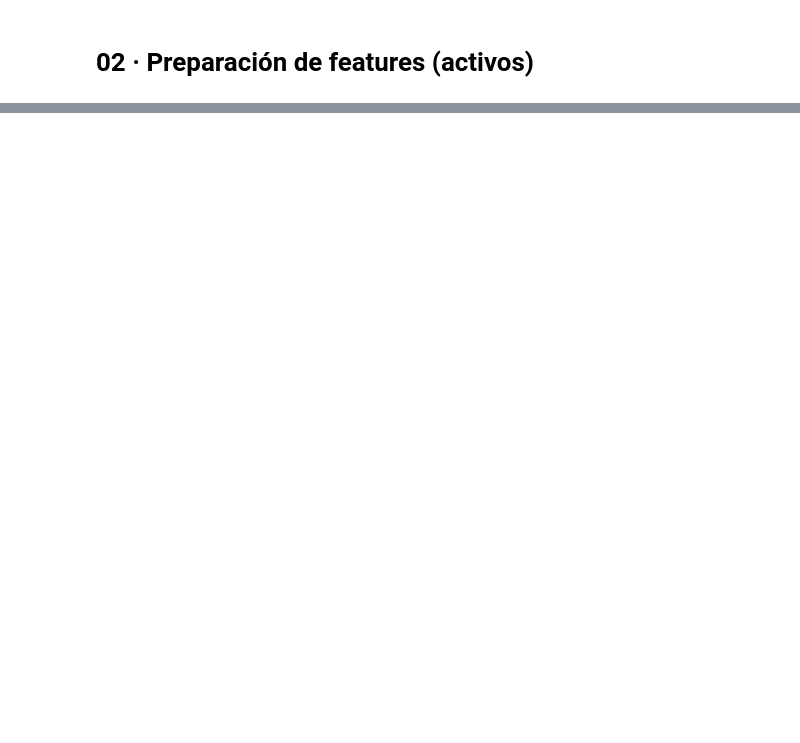
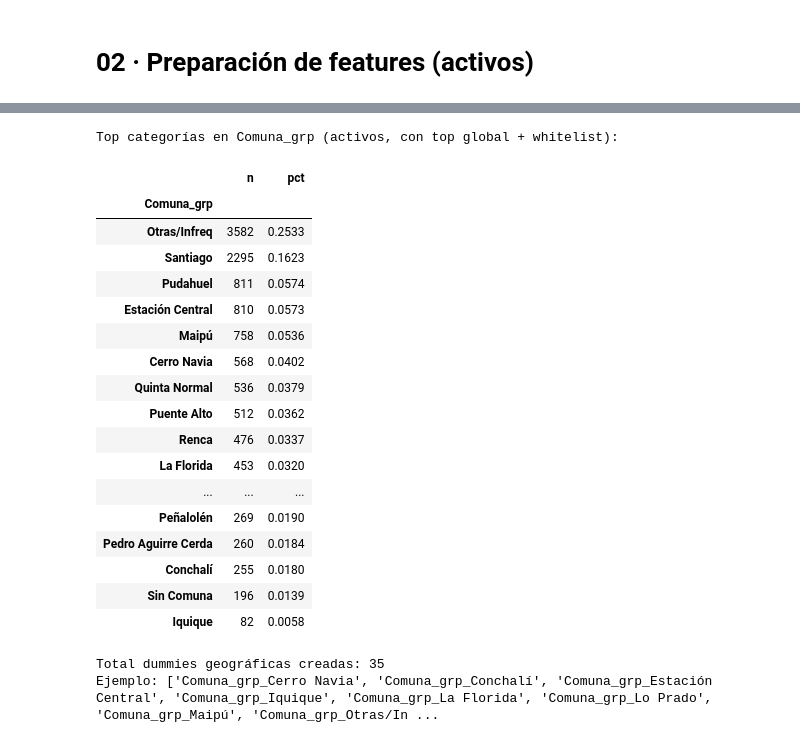
Before and after one commit to SanTupper/analisis-portal-ortodoncia, a Jupyter notebook: notebooks/02_preparacion_features_activos.ipynb, the cells around one changed output, grey strips where cells are left out. Drawn from its saved outputs; the diff is of its cells as text; code cells hidden in the pictures; blank space fills up the shorter version.

```diff
--- a/notebooks/02_preparacion_features_activos.ipynb
+++ b/notebooks/02_preparacion_features_activos.ipynb
@@ -83,0 +276,70 @@ df_act[vars_candidatas].to_csv('data/interim/clientes_activos_features.csv', ind
+# %%
+# 6. Geografía para modelar — Top-20 a partir de TODA la base (df) + whitelist de comunas clave
+
+def _clean_comuna(s: pd.Series) -> pd.Series:
+    s = s.astype(str).str.strip()
+    return s.replace({'nan':'Sin Comuna','None':'Sin Comuna','':'Sin Comuna'})
+
+# 6.0 Limpieza estándar
+df_all = df.copy()
+df_all['Comuna_clean'] = _clean_comuna(df_all.get('Comuna', pd.Series(index=df_all.index)))
+df_act = df_act.copy()
+df_act['Comuna_clean'] = _clean_comuna(df_act.get('Comuna', pd.Series(index=df_act.index)))
+
+# 6.1 Top-20 global (sobre TODA la base)
+topN = 20
+top_global = df_all['Comuna_clean'].value_counts().head(topN).index.tolist()
+
+# 6.2 Whitelist (comunas que DEBEN quedar como categoría propia aunque no queden top en activos)
+whitelist = {'Iquique'}  # agrega otras si negocio lo pide, p.ej.: {'Iquique','Providencia'}
+
+# 6.3 Lista final de categorías propias
+categorias_propias = sorted(set(top_global).union(whitelist).union({'Sin Comuna'}))
+
+# 6.4 Aplicar mapeo al subset de activos
+def map_comuna_grp(val: str) -> str:
+    return val if val in categorias_propias else 'Otras/Infreq'
+
+df_act['Comuna_grp'] = df_act['Comuna_clean'].map(map_comuna_grp)
+
+# 6.5 Región limpia
+if 'Region' in df_act.columns:
+    df_act['Region'] = (df_act['Region'].astype(str).str.strip()
+                        .replace({'nan':'Sin Región','None':'Sin Región','':'Sin Región'}))
+else:
+    df_act['Region'] = 'Sin Región'
+
+# 6.6 Tabla para revisar
+top_tab = (df_act['Comuna_grp'].value_counts()
+           .to_frame('n')
+           .assign(pct=lambda d: (d['n']/len(df_act)).round(4)))
+print("Top categorías en Comuna_grp (activos, con top global + whitelist):")
+display(top_tab.head(25))
+
+# 6.7 Dummies
+df_act_dum = pd.get_dummies(df_act, columns=['Comuna_grp','Region'], drop_first=False, dtype='uint8')
+dum_cols = [c for c in df_act_dum.columns if c.startswith('Comuna_grp_') or c.startswith('Region_')]
+print("Total dummies geográficas creadas:", len(dum_cols))
+print("Ejemplo:", dum_cols[:12])
+# %% [output]
+Top categorías en Comuna_grp (activos, con top global + whitelist):
+|  | n | pct |
+| Comuna_grp |  |  |
+| Otras/Infreq | 3582 | 0.2533 |
+| Santiago | 2295 | 0.1623 |
+| Pudahuel | 811 | 0.0574 |
+| Estación Central | 810 | 0.0573 |
+| Maipú | 758 | 0.0536 |
+| Cerro Navia | 568 | 0.0402 |
+| Quinta Normal | 536 | 0.0379 |
+| Puente Alto | 512 | 0.0362 |
+| Renca | 476 | 0.0337 |
+| La Florida | 453 | 0.0320 |
+| ... | ... | ... |
+| Peñalolén | 269 | 0.0190 |
+| Pedro Aguirre Cerda | 260 | 0.0184 |
+| Conchalí | 255 | 0.0180 |
+| Sin Comuna | 196 | 0.0139 |
+| Iquique | 82 | 0.0058 |
+Total dummies geográficas creadas: 35
+Ejemplo: ['Comuna_grp_Cerro Navia', 'Comuna_grp_Conchalí', 'Comuna_grp_Estación Central', 'Comuna_grp_Iquique', 'Comuna_grp_La Florida', 'Comuna_grp_Lo Prado', 'Comuna_grp_Maipú', 'Comuna_grp_Otras/In ...
```
Also changed, not shown: parts of 19 cells of this notebook, 4 other files.
